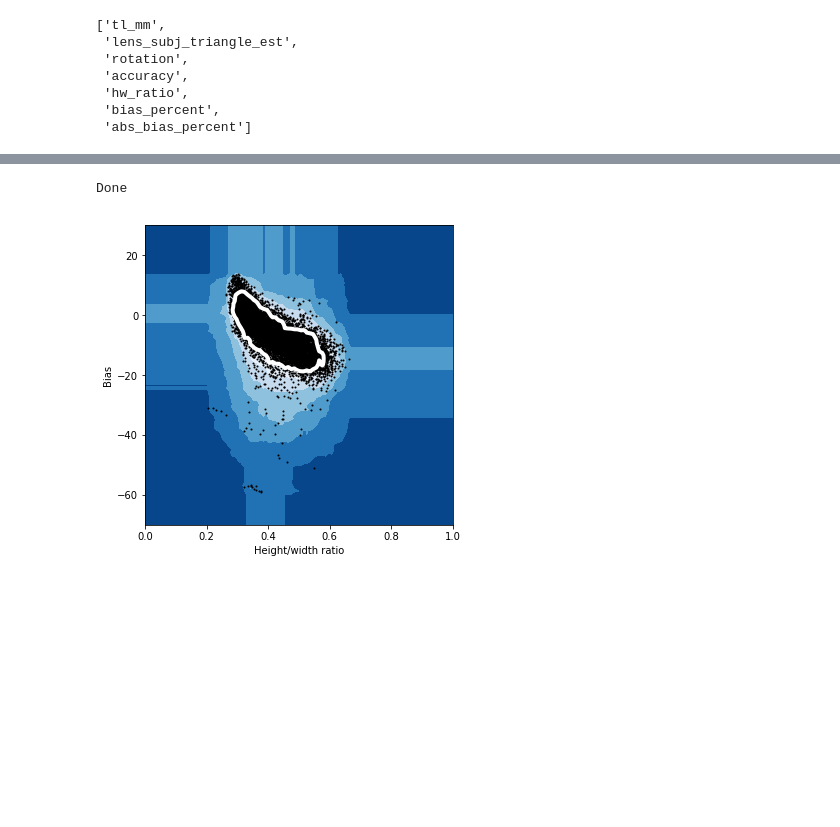
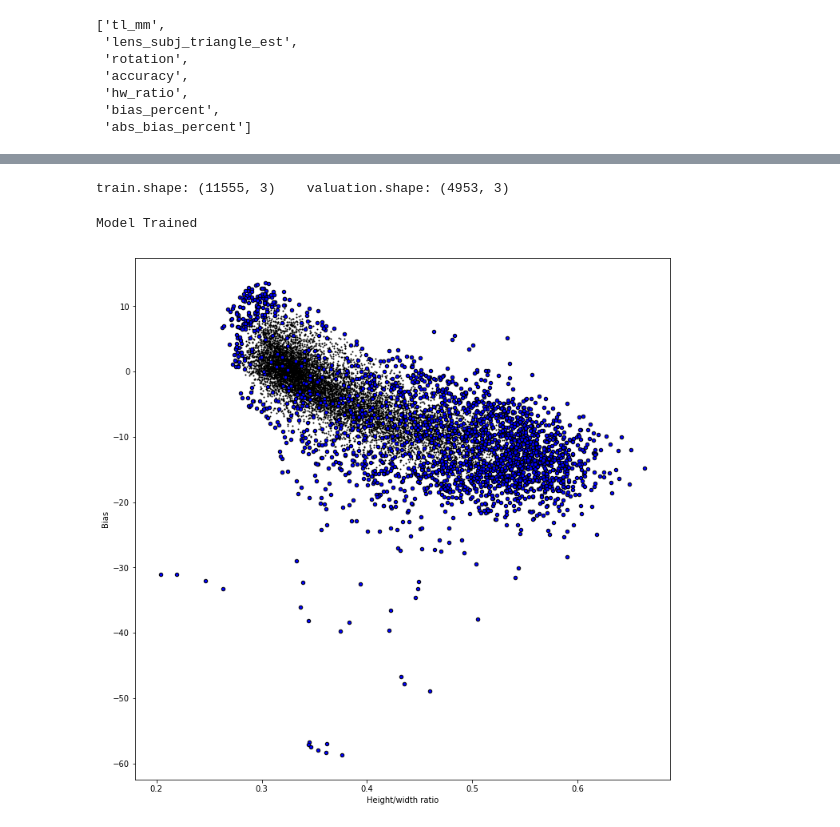
Before and after one commit to gmonkman/python, a Jupyter notebook: jupyter/mv_sklearn_forest_outliers.ipynb, the cells around one changed output, grey strips where cells are left out. Saved outputs shown, nothing was run; the diff lists cells and outputs as text; code cells hidden in the pictures; blank space fills up the shorter version.

```diff
--- a/jupyter/mv_sklearn_forest_outliers.ipynb
+++ b/jupyter/mv_sklearn_forest_outliers.ipynb
@@ -82 +54,6 @@ xlim = (0, 1); ylim = (-70, 30)
+# %%
+train, valuation = train_test_split(hw_bias_acc, train_size=0.7, shuffle=True)
+print('train.shape: %s    valuation.shape: %s' % (train.shape, valuation.shape))
+# %% [output]
+train.shape: (11555, 3)    valuation.shape: (4953, 3)
 # %%
@@ -87,44 +61,33 @@ xx, yy = np.meshgrid(np.linspace(xlim[0], xlim[1], 100), np.linspace(ylim[0], yl
-# %%
-clf = IsolationForest(max_samples=n_samples, contamination=outliers_fraction, random_state=rng) #the classifier
-clf.fit(X)
-scores_pred = clf.decision_function(X)
-y_pred = clf.predict(X)
-
-threshold = stats.scoreatpercentile(scores_pred, 100 * outliers_fraction)
-
-Z = clf.decision_function(np.c_[xx.ravel(), yy.ravel()])
-Z = Z.reshape(xx.shape)
-
-levels=[threshold, Z.max()]
-levels.sort()
-print('Done')
-# %% [output]
-Done
+# %%
+outliers_fraction = 0.2
+n_samples = train.shape[0]
+
+clf = IsolationForest(max_samples=n_samples, contamination=outliers_fraction, random_state=np.random.RandomState(28)) #the classifier
+clf.fit(train)
+scores_pred = clf.decision_function(train) #vector of predictions scores(floats), low values are outliers
+y_pred = clf.predict(train) #vector of -1 and 1, 1=Inlier, -1=outlier
+threshold = stats.scoreatpercentile(scores_pred, 100 * outliers_fraction)
+print('Model Trained')
+# %% [output]
+Model Trained
 # %%
 #PLOT IT
+# %%
+train_inlier = train[y_pred == 1]
+train_outlier = train[y_pred == -1]
 # %%
-plt.figure(figsize=(W, H))
+plt.close()
+plt.figure(figsize=(12, 12))
 ax = plt.gca()
 
-
-plt.contourf(xx, yy, Z, levels=np.linspace(Z.min(), threshold, 7), cmap=plt.cm.Blues_r)
-#plt.contourf(xx, yy, Z, levels=[threshold, Z.max()].sort(), colors='orange')
-
-b = plt.scatter(X[:,0], X[:,1], c='white', s=1, edgecolor='k')
-a = plt.contour(xx, yy, Z, levels=[threshold], linewidths=4, colors='white')
-
-
+ax_inlier = plt.scatter(train_inlier[:,0], train_inlier[:,1], c='white', s=1, edgecolor='k')
+ax_outlier = plt.scatter(train_outlier[:,0], train_outlier[:,1], c='blue', s=20, edgecolor='k')
 plt.axis('tight')
-#plt.legend([a.collections[0], b, c], ['learned decision function', 'true inliers', 'true outliers'], prop=matplotlib.font_manager.FontProperties(size=10), loc='lower right')
 ax.set_xlabel('Height/width ratio')
 ax.set_ylabel('Bias')
-ax.set_xlim(xlim)
-ax.set_ylim(ylim)
-
-plt.savefig('C:/Users/Graham Monkman/OneDrive/Documents/PHD/My Papers/Fiducial_machine_vision_estimates/images/hw_outliers.svg', dpi=500)
-plt.savefig('C:/Users/Graham Monkman/OneDrive/Documents/PHD/My Papers/Fiducial_machine_vision_estimates/images/hw_outliers.jpg')
-folder_open('C:/Users/Graham Monkman/OneDrive/Documents/PHD/My Papers/Fiducial_machine_vision_estimates/images')
-
+#plt.savefig('C:/Users/Graham Monkman/OneDrive/Documents/PHD/My Papers/Fiducial_machine_vision_estimates/images/hw_outliers.svg', dpi=500)
+#plt.savefig('C:/Users/Graham Monkman/OneDrive/Documents/PHD/My Papers/Fiducial_machine_vision_estimates/images/hw_outliers.jpg')
+#folder_open('C:/Users/Graham Monkman/OneDrive/Documents/PHD/My Papers/Fiducial_machine_vision_estimates/images')
 plt.show()
 # %% [output]
-[figure, old version]
+[figure, new version]
```
Also changed, not shown: parts of 29 cells of this notebook, 5 other files.
